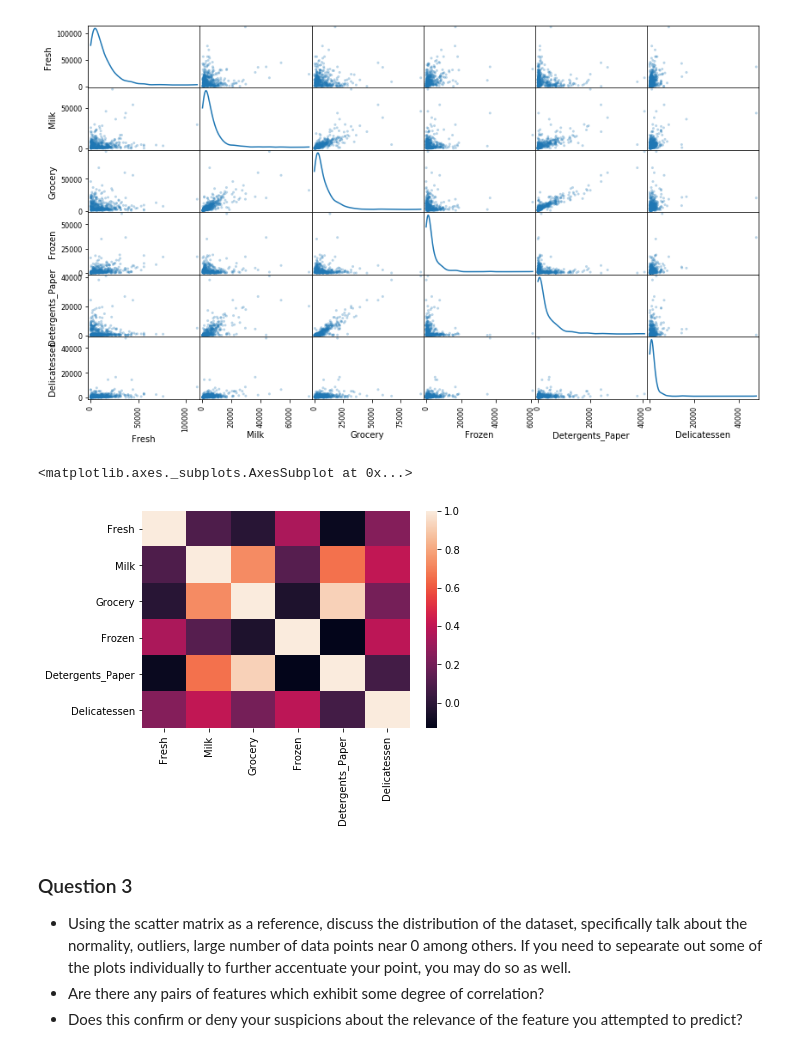
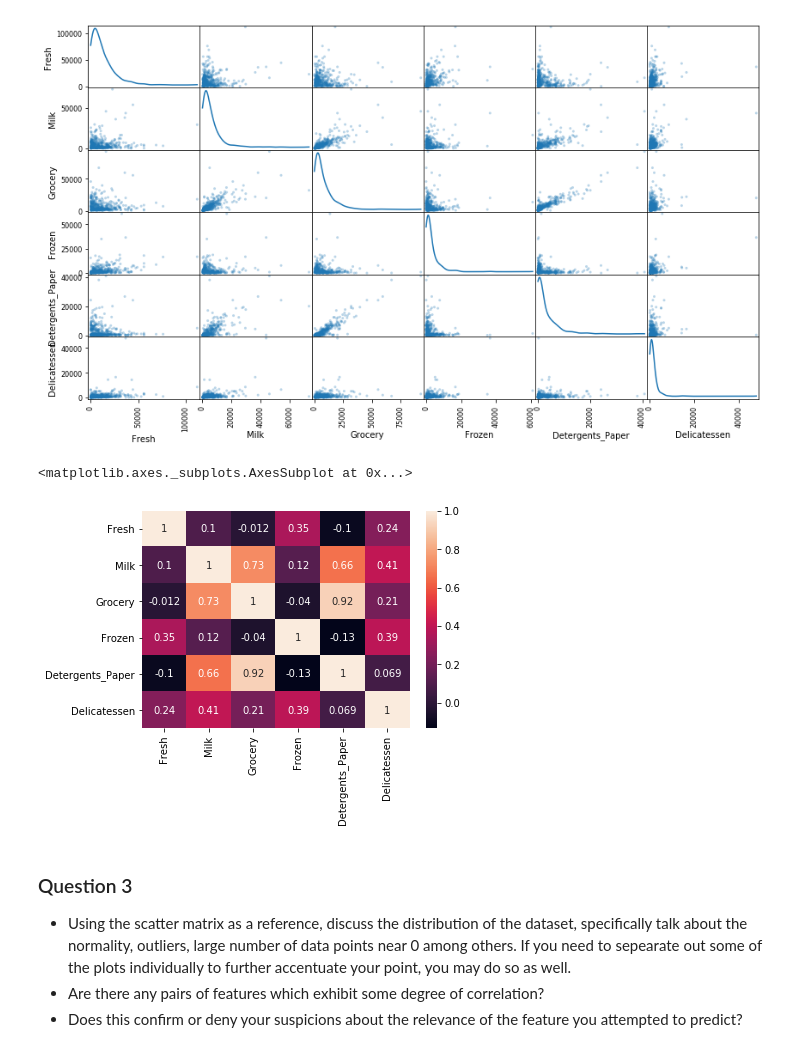
Before and after one commit to scenthr/machine-learning, a Jupyter notebook: projects/customer_segments/customer_segments.ipynb, the cells around one changed output. Saved outputs shown, nothing was run; the diff lists cells and outputs as text; code cells hidden in the pictures.

```diff
--- a/projects/customer_segments/customer_segments.ipynb
+++ b/projects/customer_segments/customer_segments.ipynb
@@ -154,10 +190,10 @@ pd.plotting.scatter_matrix(data, alpha = 0.3, figsize = (14,8), diagonal = 'kde'
 [figure]
 # %%
 import seaborn as sns
-sns.heatmap(data.corr())
+sns.heatmap(data.corr(), annot=True)
 # %% [output]
 <matplotlib.axes._subplots.AxesSubplot at 0x...>
-[figure, old version]
+[figure, new version]
 # %% [markdown]
 ### Question 3
 * Using the scatter matrix as a reference, discuss the distribution of the dataset, specifically talk about the normality, outliers, large number of data points near 0 among others. If you need to sepearate out some of the plots individually to further accentuate your point, you may do so as well.
```
Also changed, not shown: parts of 11 cells of this notebook, 1 other file.
